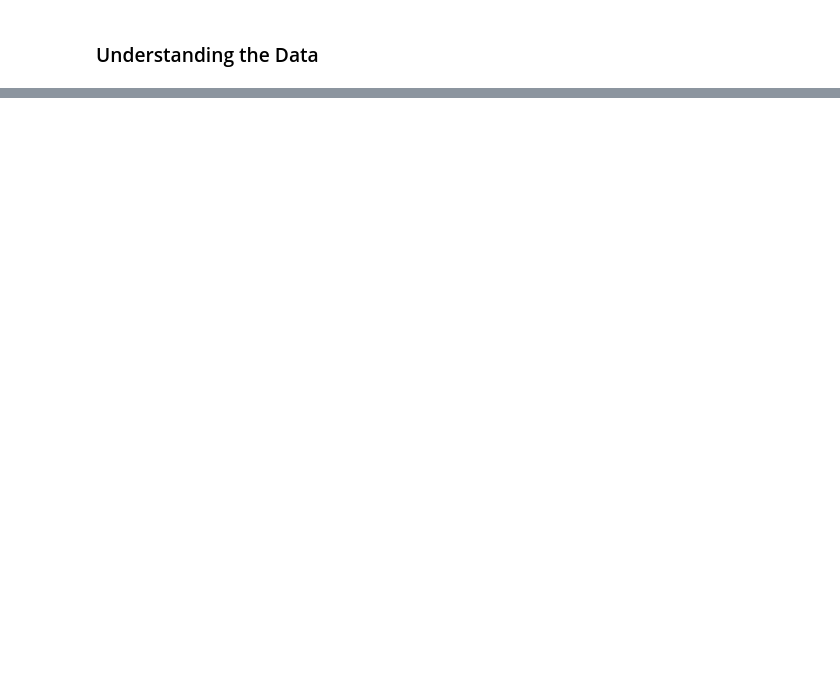
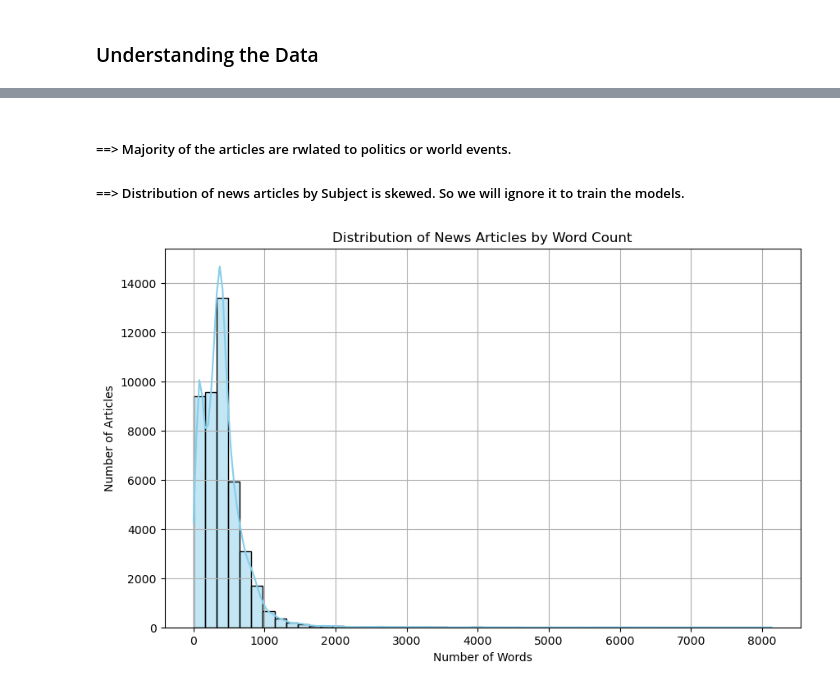
Before and after one commit to nachiketpatil/credibility-checker, a Jupyter notebook: credibility-checker.ipynb, the cells around one changed output, grey strips where cells are left out. Cells and saved outputs as stored; diff of their text form; code cells hidden in the pictures; blank space fills up the shorter version.

```diff
--- a/credibility-checker.ipynb
+++ b/credibility-checker.ipynb
@@ -107,0 +211,19 @@ GridSearchCV
+# %% [markdown]
+##### ==> Majority of the articles are rwlated to politics or world events.
+##### ==> Distribution of news articles by Subject is skewed. So we will ignore it to train the models.
+# %%
+news.drop(columns=['subject'], inplace=True)
+# %%
+news['text_length']=news['text'].apply(lambda a : len(a.split()))
+
+
+plt.figure(figsize=(10, 6))
+sns.histplot(news['text_length'], bins=50, kde=True, color='skyblue')
+plt.title('Distribution of News Articles by Word Count')
+plt.xlabel('Number of Words')
+plt.ylabel('Number of Articles')
+plt.grid(True)
+plt.savefig("images/news_distribution_by_word_count.png")
+plt.show()
+# %% [output]
+[figure, added]
```
Also changed, not shown: parts of 68 cells of this notebook.
